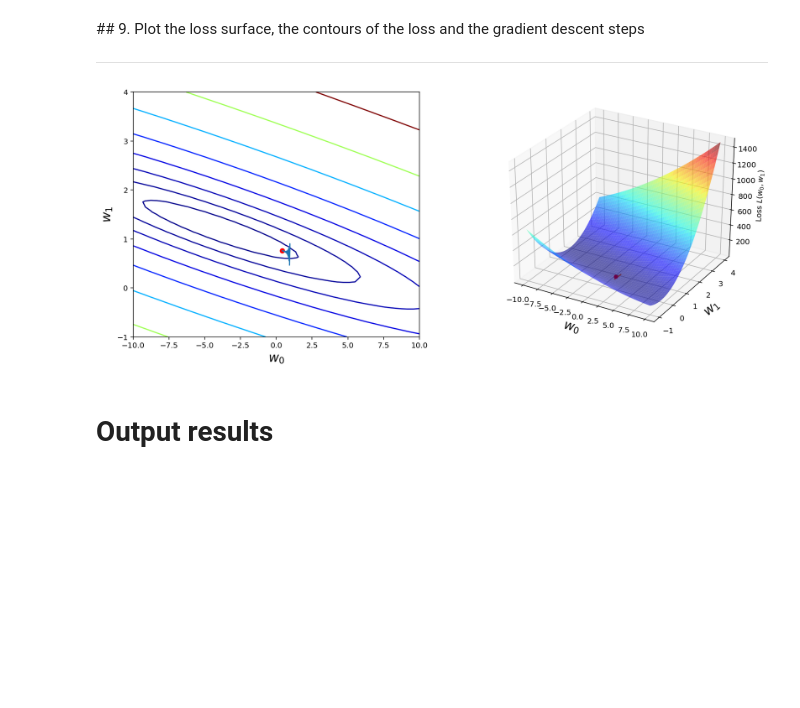
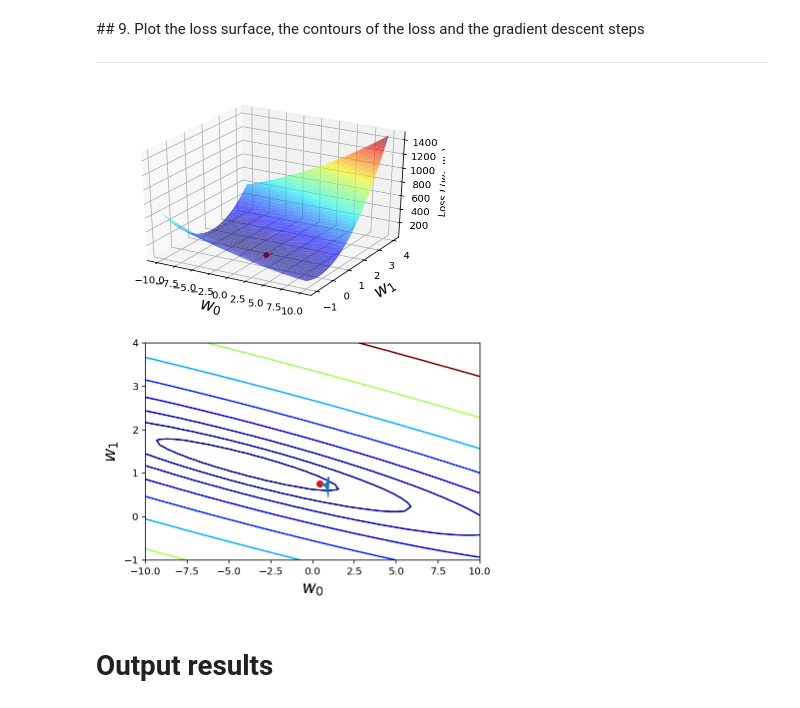
Before and after one commit to yesoly/MachineLearningProject, a Jupyter notebook: Assignment_02_b.ipynb, the cells around one changed output. Drawn from its saved outputs; the diff is of its cells as text; code cells hidden in the pictures; blank space fills up the shorter version.

```diff
--- a/Assignment_02_b.ipynb
+++ b/Assignment_02_b.ipynb
@@ -362,9 +362,10 @@ def plot_gradient_descent(X,y,w_init,tau,max_iter):
       Z[i,j] = loss_mse(xx[i,j]+x_train*yy[i,j], y)
 
     # 3D visualization
-    fig = plt.figure(figsize=(15,6))
-    ax1 = fig.add_subplot(121)
-    ax2 = fig.add_subplot(122, projection='3d')
+    fig_5 = plt.figure(5)
+    fig_6 = plt.figure(6)
+    ax1 = fig_6.add_subplot()
+    ax2 = fig_5.add_subplot(projection='3d')
 
     # Left plot
     CS = ax1.contour(xx, yy, Z, np.logspace(-2, 3, 20), cmap=plt.cm.jet)
@@ -388,21 +389,25 @@ def plot_gradient_descent(X,y,w_init,tau,max_iter):
     ax2.scatter(w[0], w[1], c="r")
 
     # settings common to both plots
-    for ax in fig.axes:
-        ax.set_xlabel(r'$w_0$', fontsize=17)
-        ax.set_ylabel(r'$w_1$', fontsize=17)
+    ax1.set_xlabel(r'$w_0$', fontsize=17)
+    ax1.set_ylabel(r'$w_1$', fontsize=17)
+    ax2.set_xlabel(r'$w_0$', fontsize=17)
+    ax2.set_ylabel(r'$w_1$', fontsize=17)
 
-    return fig
+    return fig_5, fig_6
 # %%
 # run plot_gradient_descent function
 w_init = np.ones(2)
 tau = 0.011
 max_iter = 30
 
 
-fig_5 = plot_gradient_descent(X,y,w_init,tau,max_iter)
+fig_5, fig_6 = plot_gradient_descent(X,y,w_init,tau,max_iter)
+fig_5.savefig('3D gradient.png')
+fig_6.savefig('contour.png')
 # %% [output]
-[figure, old version]
+[figure, new version]
+[figure, added]
 # %% [markdown]
 # Output results
 # %% [markdown]
```
Also changed, not shown: parts of 3 cells of this notebook.
